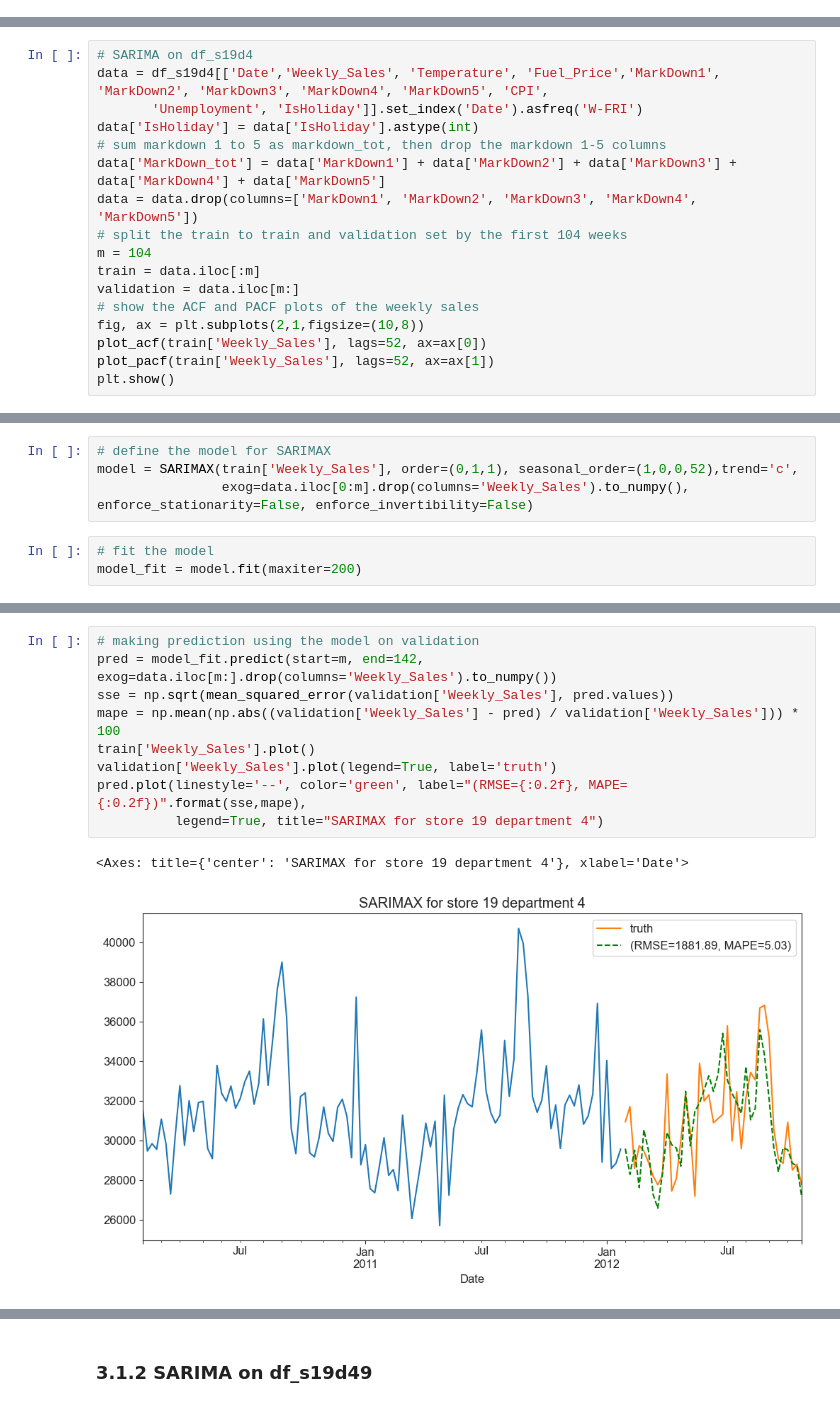
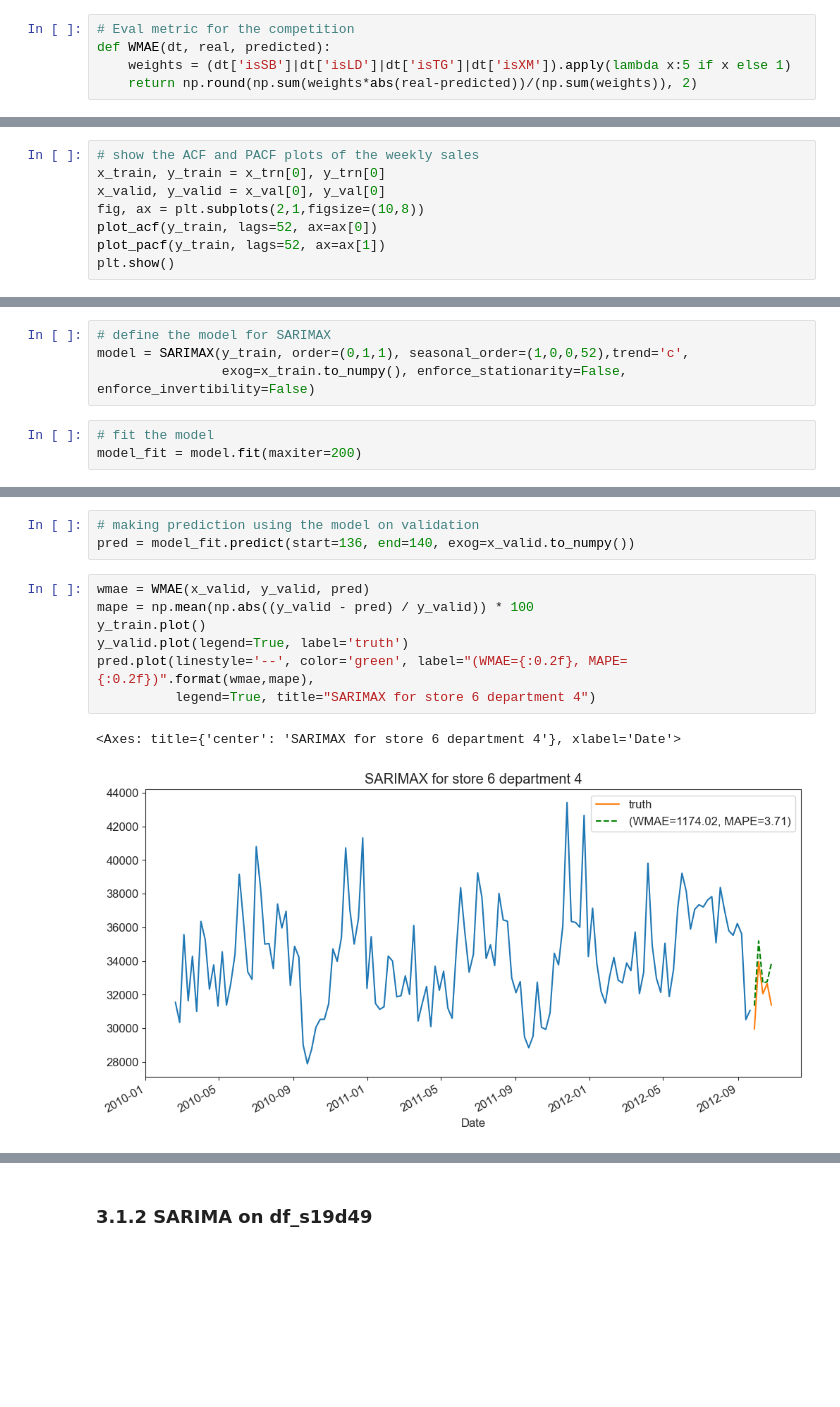
Before and after one commit to Dr-Spicy/WalmartForecast, a Jupyter notebook: Notebook.ipynb, the cells around one changed output, grey strips where cells are left out. Saved outputs shown, nothing was run; the diff lists cells and outputs as text; blank space fills up the shorter version.

```diff
--- a/Notebook.ipynb
+++ b/Notebook.ipynb
@@ -1017 +1016,6 @@ We will attempt to make prediction on the 5-week interval of the validation set
+# %%
+# Eval metric for the competition
+def WMAE(dt, real, predicted):
+    weights = (dt['isSB']|dt['isLD']|dt['isTG']|dt['isXM']).apply(lambda x:5 if x else 1)
+    return np.round(np.sum(weights*abs(real-predicted))/(np.sum(weights)), 2)
 # %% [markdown]
@@ -1020,18 +1024,9 @@ We will attempt to make prediction on the 5-week interval of the validation set
 # %%
-# SARIMA on df_s19d4
-data = df_s19d4[['Date','Weekly_Sales', 'Temperature', 'Fuel_Price','MarkDown1', 'MarkDown2', 'MarkDown3', 'MarkDown4', 'MarkDown5', 'CPI',
-	   'Unemployment', 'IsHoliday']].set_index('Date').asfreq('W-FRI')
-data['IsHoliday'] = data['IsHoliday'].astype(int)
-# sum markdown 1 to 5 as markdown_tot, then drop the markdown 1-5 columns
-data['MarkDown_tot'] = data['MarkDown1'] + data['MarkDown2'] + data['MarkDown3'] + data['MarkDown4'] + data['MarkDown5']
-data = data.drop(columns=['MarkDown1', 'MarkDown2', 'MarkDown3', 'MarkDown4', 'MarkDown5'])
-# split the train to train and validation set by the first 104 weeks
-m = 104
-train = data.iloc[:m]
-validation = data.iloc[m:]
 # show the ACF and PACF plots of the weekly sales
+x_train, y_train = x_trn[0], y_trn[0]
+x_valid, y_valid = x_val[0], y_val[0]
 fig, ax = plt.subplots(2,1,figsize=(10,8))
-plot_acf(train['Weekly_Sales'], lags=52, ax=ax[0])
-plot_pacf(train['Weekly_Sales'], lags=52, ax=ax[1])
+plot_acf(y_train, lags=52, ax=ax[0])
+plot_pacf(y_train, lags=52, ax=ax[1])
 plt.show()
 # %% [output]
@@ -1097,7 +1096,7 @@ Warnings:
 # %%
 # define the model for SARIMAX
-model = SARIMAX(train['Weekly_Sales'], order=(0,1,1), seasonal_order=(1,0,0,52),trend='c',
-				exog=data.iloc[0:m].drop(columns='Weekly_Sales').to_numpy(), enforce_stationarity=False, enforce_invertibility=False)
+model = SARIMAX(y_train, order=(0,1,1), seasonal_order=(1,0,0,52),trend='c',
+				exog=x_train.to_numpy(), enforce_stationarity=False, enforce_invertibility=False)
 # %%
 # fit the model
 model_fit = model.fit(maxiter=200)
@@ -1104,12 +1113,13 @@ model_fit = model.fit(maxiter=200)
+# %%
+# making prediction using the model on validation
+pred = model_fit.predict(start=136, end=140, exog=x_valid.to_numpy())
 # %%
-# making prediction using the model on validation
-pred = model_fit.predict(start=m, end=142, exog=data.iloc[m:].drop(columns='Weekly_Sales').to_numpy())
-sse = np.sqrt(mean_squared_error(validation['Weekly_Sales'], pred.values))
-mape = np.mean(np.abs((validation['Weekly_Sales'] - pred) / validation['Weekly_Sales'])) * 100
-train['Weekly_Sales'].plot()
-validation['Weekly_Sales'].plot(legend=True, label='truth')
-pred.plot(linestyle='--', color='green', label="(RMSE={:0.2f}, MAPE={:0.2f})".format(sse,mape),
-		  legend=True, title="SARIMAX for store 19 department 4")
+wmae = WMAE(x_valid, y_valid, pred)
+mape = np.mean(np.abs((y_valid - pred) / y_valid)) * 100
+y_train.plot()
+y_valid.plot(legend=True, label='truth')
+pred.plot(linestyle='--', color='green', label="(WMAE={:0.2f}, MAPE={:0.2f})".format(wmae,mape),
+		  legend=True, title="SARIMAX for store 6 department 4")
 # %% [output]
-<Axes: title={'center': 'SARIMAX for store 19 department 4'}, xlabel='Date'>
+<Axes: title={'center': 'SARIMAX for store 6 department 4'}, xlabel='Date'>
-[figure, old version]
+[figure, new version]
```
Also changed, not shown: parts of 26 cells of this notebook, 4 other files.
